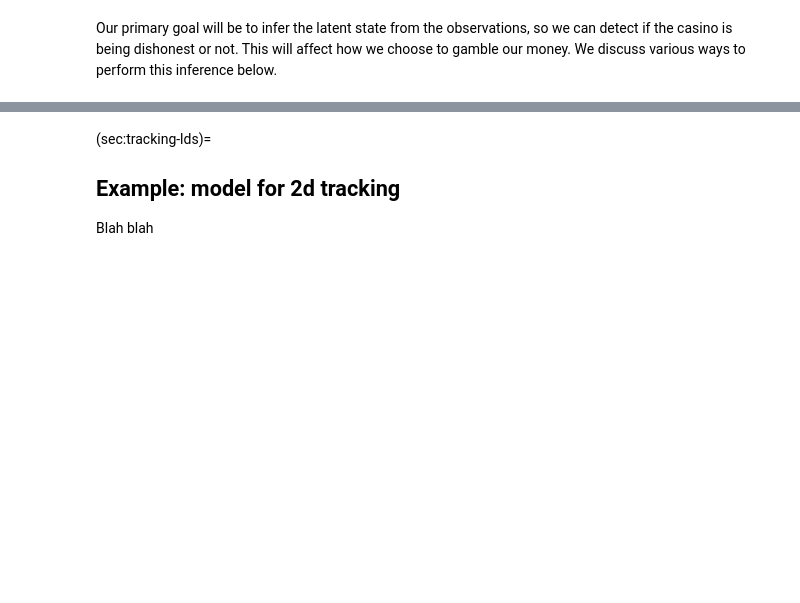
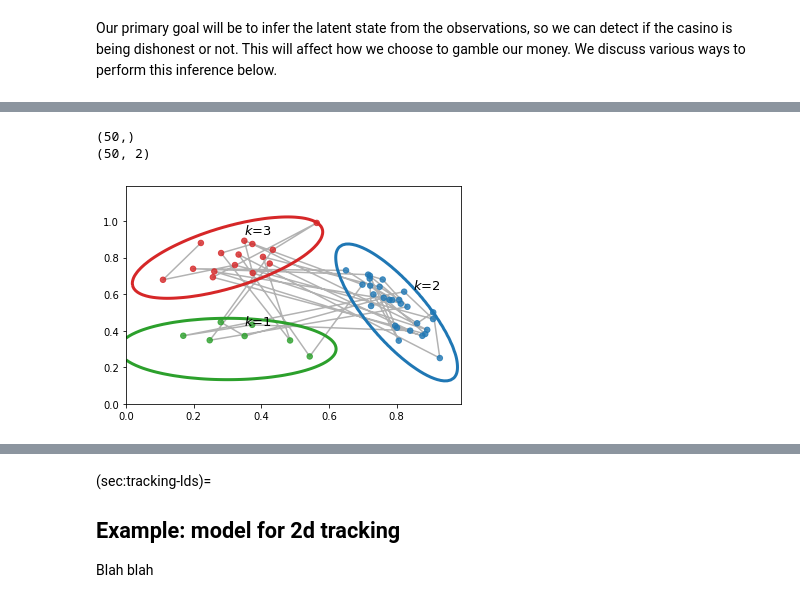
Before and after one commit to probml/ssm-book, a Jupyter notebook: chapters/ssm/ssm.ipynb, the cells around one changed output, grey strips where cells are left out. Cells and saved outputs as stored; diff of their text form; code cells hidden in the pictures; blank space fills up the shorter version.

```diff
--- a/chapters/ssm/ssm.ipynb
+++ b/chapters/ssm/ssm.ipynb
@@ -463,0 +539,43 @@ Blah blah
+# %%
+
+n_samples, seed = 50, 10
+samples_state, samples_obs = hmm.sample(seed=PRNGKey(seed), seq_len=n_samples)
+
+print(samples_state.shape)
+print(samples_obs.shape)
+# %% [output]
+(50,)
+(50, 2)
+# %%
+
+# Let's plot the observed data in 2d
+xmin, xmax = 0, 1
+ymin, ymax = 0, 1.2
+colors = ["tab:green", "tab:blue", "tab:red"]
+
+def plot_2dhmm(hmm, samples_obs, samples_state, colors, ax, xmin, xmax, ymin, ymax, step=1e-2):
+    obs_dist = hmm.obs_dist
+    color_sample = [colors[i] for i in samples_state]
+
+    xs = jnp.arange(xmin, xmax, step)
+    ys = jnp.arange(ymin, ymax, step)
+
+    v_prob = vmap(lambda x, y: obs_dist.prob(jnp.array([x, y])), in_axes=(None, 0))
+    z = vmap(v_prob, in_axes=(0, None))(xs, ys)
+
+    grid = np.mgrid[xmin:xmax:step, ymin:ymax:step]
+
+    for k, color in enumerate(colors):
+        ax.contour(*grid, z[:, :, k], levels=[1], colors=color, linewidths=3)
+        ax.text(*(obs_dist.mean()[k] + 0.13), f"$k$={k + 1}", fontsize=13, horizontalalignment="right")
+
+    ax.plot(*samples_obs.T, c="black", alpha=0.3, zorder=1)
+    ax.scatter(*samples_obs.T, c=color_sample, s=30, zorder=2, alpha=0.8)
+
+    return ax, color_sample
+
+
+fig, ax = plt.subplots()
+_, color_sample = plot_2dhmm(hmm, samples_obs, samples_state, colors, ax, xmin, xmax, ymin, ymax)
+# %% [output]
+[figure, added]
```
Also changed, not shown: parts of 6 cells of this notebook.
